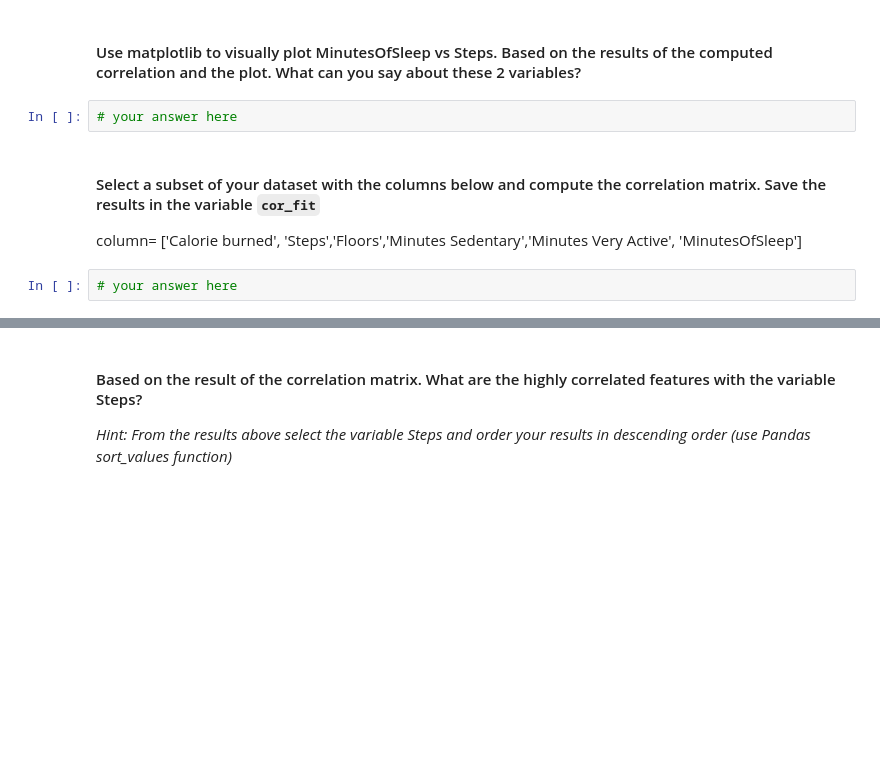
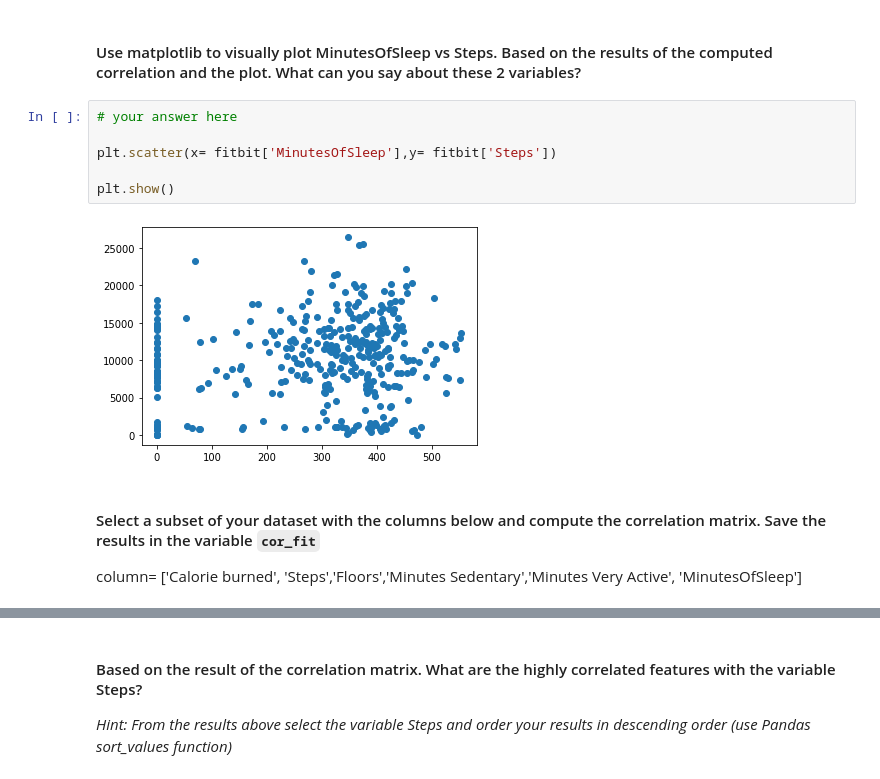
Before and after one commit to marinapm90/data-labs, a Jupyter notebook: module-2/lab-pivot-table-and-correlation/your_code/main.ipynb, the cells around one changed output, grey strips where cells are left out. Cells and saved outputs as stored; diff of their text form; blank space fills up the shorter version.

```diff
--- a/module-2/lab-pivot-table-and-correlation/your_code/main.ipynb
+++ b/module-2/lab-pivot-table-and-correlation/your_code/main.ipynb
@@ -108,9 +305,13 @@ import numpy as np
 # %% [markdown]
 #### Use matplotlib to visually plot MinutesOfSleep vs Steps. Based on the results of the computed correlation and the plot. What can you say about these 2 variables?
-# %%
-# your answer here
+# %%
+# your answer here
+
+plt.scatter(x= fitbit['MinutesOfSleep'],y= fitbit['Steps'])
+
+plt.show()
+# %% [output]
+[figure, added]
 # %% [markdown]
 #### Select a subset of your dataset with the columns below and compute the correlation matrix. Save the results in the variable `cor_fit`
 column= ['Calorie burned', 'Steps','Floors','Minutes Sedentary','Minutes Very Active', 'MinutesOfSleep']
-# %%
-# your answer here
```
Also changed, not shown: parts of 39 cells of this notebook.
